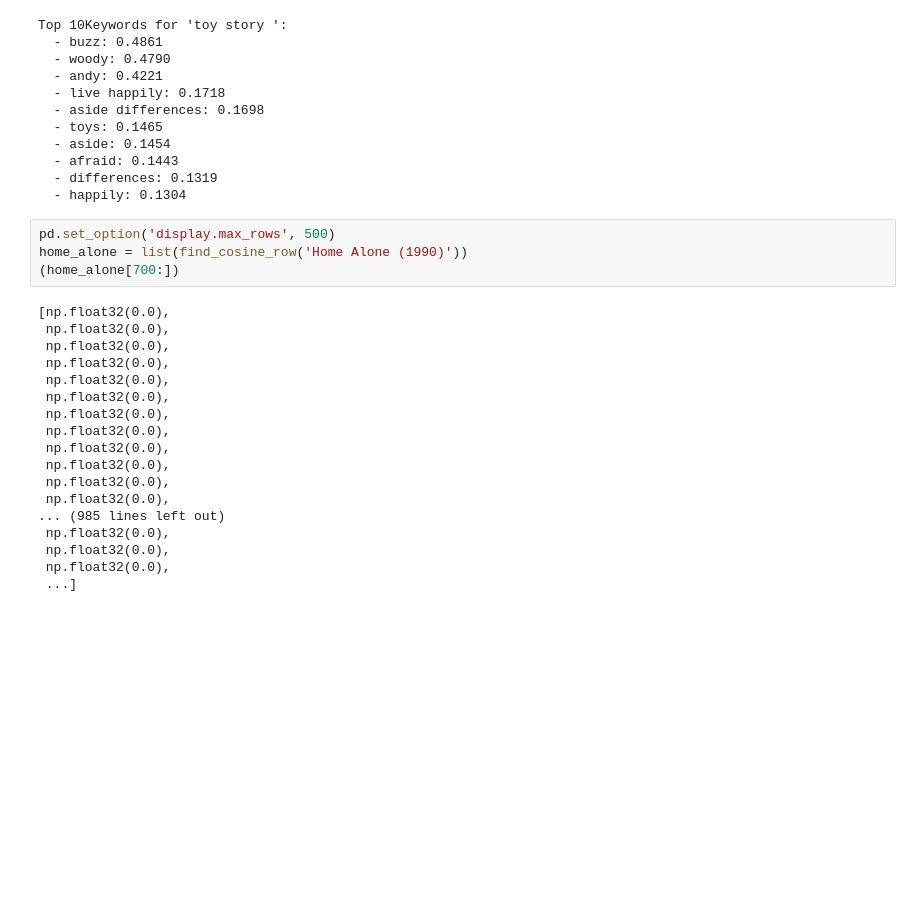
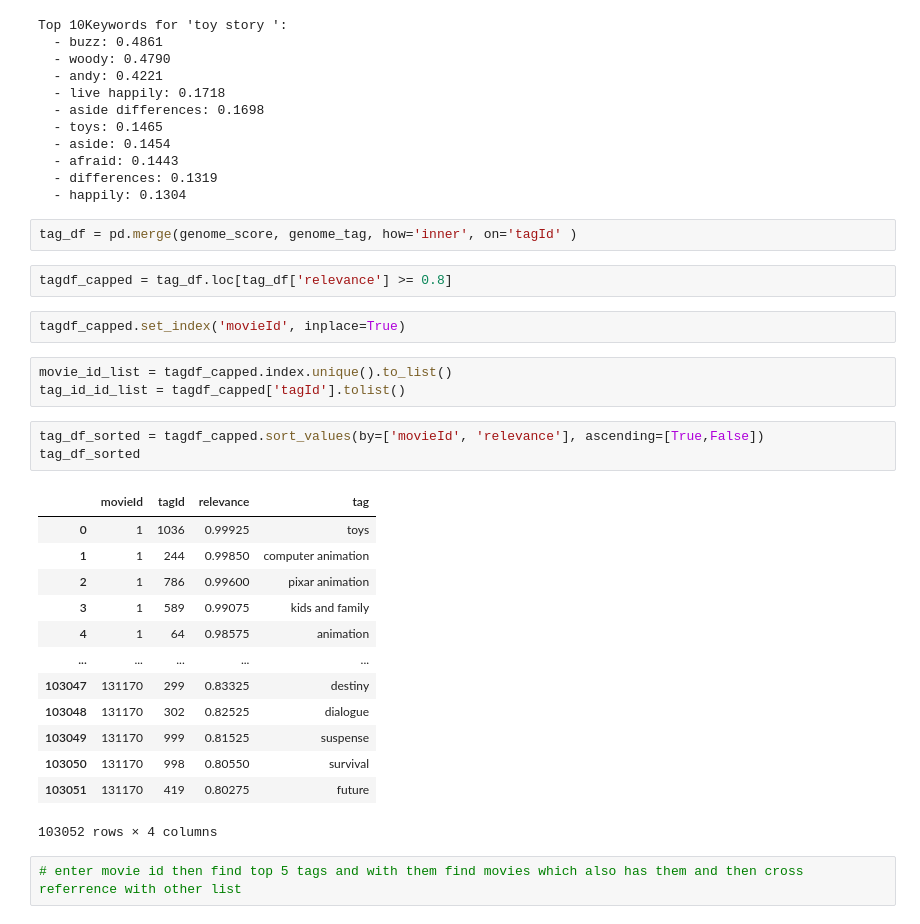
Before and after one commit to Dani-r-36/movies_machine_learn, a Jupyter notebook: movie_data.ipynb, the cells around one changed output. Drawn from its saved outputs; the diff is of its cells as text; blank space fills up the shorter version.

```diff
--- a/movie_data.ipynb
+++ b/movie_data.ipynb
@@ -761,25 +755,31 @@ Top 10Keywords for 'toy story ':
   - afraid: 0.1443
   - differences: 0.1319
   - happily: 0.1304
-# %%
-pd.set_option('display.max_rows', 500)
-home_alone = list(find_cosine_row('Home Alone (1990)'))
-(home_alone[700:])
-# %% [output]
-[np.float32(0.0),
- np.float32(0.0),
- np.float32(0.0),
- np.float32(0.0),
- np.float32(0.0),
- np.float32(0.0),
- np.float32(0.0),
- np.float32(0.0),
- np.float32(0.0),
- np.float32(0.0),
- np.float32(0.0),
- np.float32(0.0),
-... (985 lines left out)
- np.float32(0.0),
- np.float32(0.0),
- np.float32(0.0),
- ...]
+# %%
+tag_df = pd.merge(genome_score, genome_tag, how='inner', on='tagId' )
+# %%
+tagdf_capped = tag_df.loc[tag_df['relevance'] >= 0.8]
+# %%
+tagdf_capped.set_index('movieId', inplace=True)
+# %%
+movie_id_list = tagdf_capped.index.unique().to_list()
+tag_id_id_list = tagdf_capped['tagId'].tolist()
+# %%
+tag_df_sorted = tagdf_capped.sort_values(by=['movieId', 'relevance'], ascending=[True,False])
+tag_df_sorted
+# %% [output]
+|  | movieId | tagId | relevance | tag |
+| 0 | 1 | 1036 | 0.99925 | toys |
+| 1 | 1 | 244 | 0.99850 | computer animation |
+| 2 | 1 | 786 | 0.99600 | pixar animation |
+| 3 | 1 | 589 | 0.99075 | kids and family |
+| 4 | 1 | 64 | 0.98575 | animation |
+| ... | ... | ... | ... | ... |
+| 103047 | 131170 | 299 | 0.83325 | destiny |
+| 103048 | 131170 | 302 | 0.82525 | dialogue |
+| 103049 | 131170 | 999 | 0.81525 | suspense |
+| 103050 | 131170 | 998 | 0.80550 | survival |
+| 103051 | 131170 | 419 | 0.80275 | future |
+103052 rows × 4 columns
+# %%
+# enter movie id then find top 5 tags and with them find movies which also has them and then cross referrence with other list
```
Also changed, not shown: parts of 12 cells of this notebook, 4 other files.
